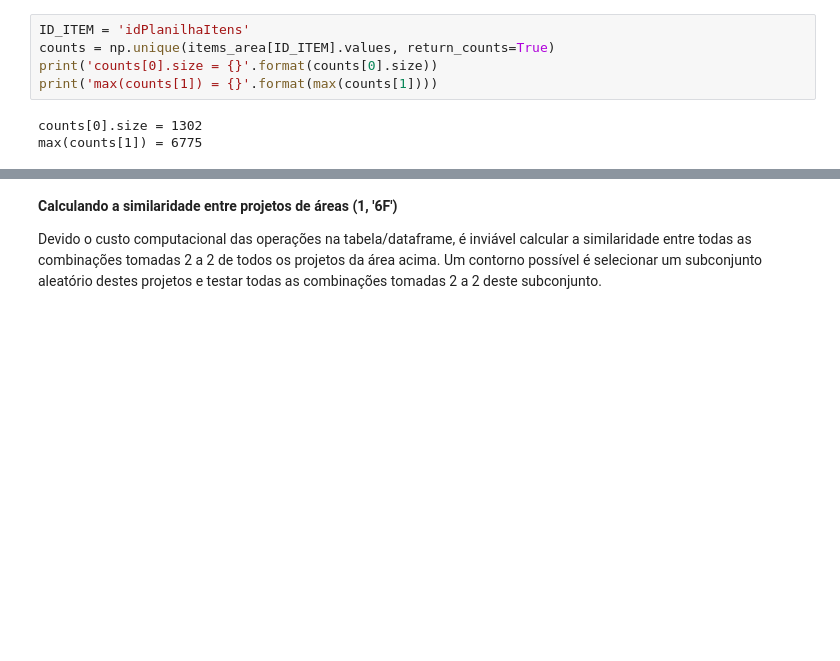
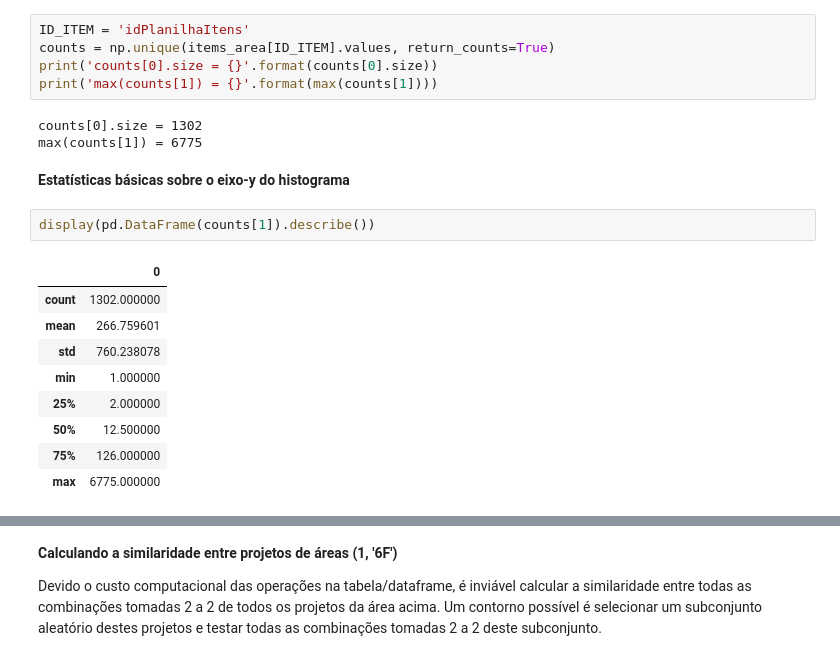
Before and after one commit to lappis-unb/salic-ml, a Jupyter notebook: notebooks/doing/projects-with-equal-segments-have-similar-items-hypothesis-v0.2.ipynb, the cells around one changed output, grey strips where cells are left out. Saved outputs shown, nothing was run; the diff lists cells and outputs as text; blank space fills up the shorter version.

```diff
--- a/notebooks/doing/projects-with-equal-segments-have-similar-items-hypothesis-v0.2.ipynb
+++ b/notebooks/doing/projects-with-equal-segments-have-similar-items-hypothesis-v0.2.ipynb
@@ -168,3 +172,17 @@ print('max(counts[1]) = {}'.format(max(counts[1])))
 # %% [output]
 counts[0].size = 1302
 max(counts[1]) = 6775
+# %% [markdown]
+**Estatísticas básicas sobre o eixo-y do histograma**
+# %%
+display(pd.DataFrame(counts[1]).describe())
+# %% [output]
+|  | 0 |
+| count | 1302.000000 |
+| mean | 266.759601 |
+| std | 760.238078 |
+| min | 1.000000 |
+| 25% | 2.000000 |
+| 50% | 12.500000 |
+| 75% | 126.000000 |
+| max | 6775.000000 |
```
Also changed, not shown: parts of 9 cells of this notebook.
